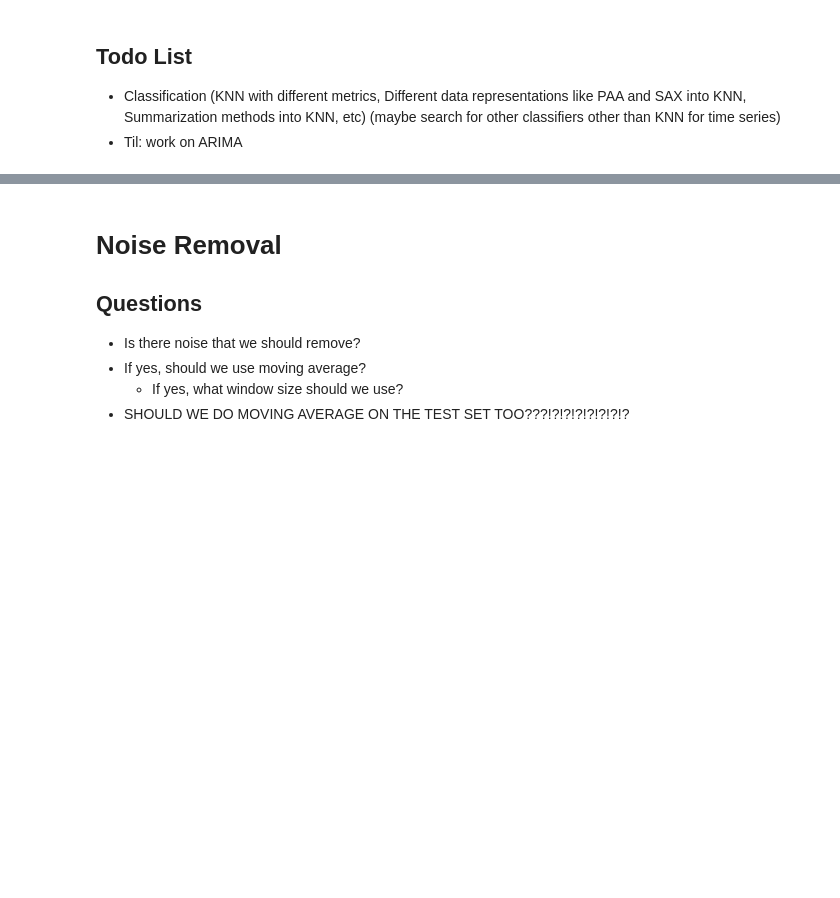
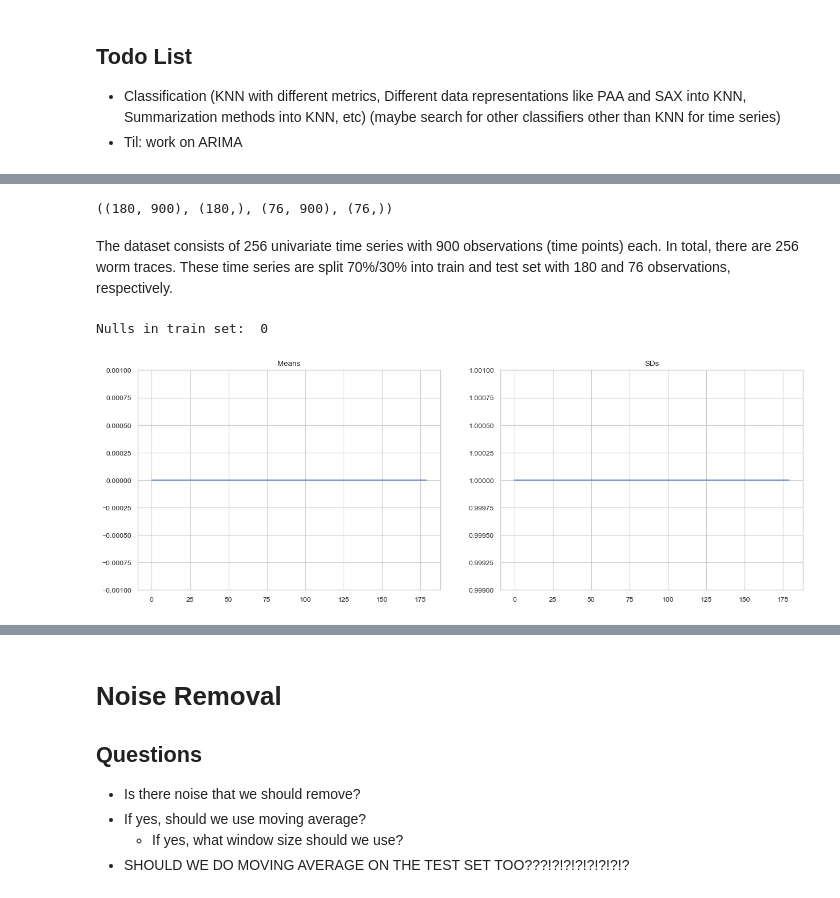
Before and after one commit to eduardotanqueiro/Project2-AAA, a Jupyter notebook: src/AAA2324_P2_62515_62928.ipynb, the cells around one changed output, grey strips where cells are left out. Saved outputs shown, nothing was run; the diff lists cells and outputs as text; code cells hidden in the pictures; blank space fills up the shorter version.

```diff
--- a/src/AAA2324_P2_62515_62928.ipynb
+++ b/src/AAA2324_P2_62515_62928.ipynb
@@ -32,0 +38,4 @@ from tslearn.clustering import silhouette_score
+# %%
+# general parameters
+sns.set(style='whitegrid', palette='muted', context='paper')
+random_state = 42
@@ -33,8 +61,9 @@ from tslearn.clustering import silhouette_score
 # %%
+# read data, split into X and y
 df_train = pd.read_csv("../worms_trainset.csv")
 y_train = df_train.iloc[:,0]
-df_train.drop(columns=[ df_train.columns[0] ], inplace=True)
+X_train = df_train.drop(columns=[ df_train.columns[0] ])
 
 df_test = pd.read_csv("../worms_testset.csv")
 y_test = df_test.iloc[:,0]
-df_test.drop(columns=[ df_test.columns[0] ], inplace=True)
+X_test = df_test.drop(columns=[ df_test.columns[0] ])
@@ -68,0 +86,32 @@ NaN Count: 0
+# %%
+# check shapes
+X_train.shape, y_train.shape, X_test.shape, y_test.shape
+# %% [output]
+((180, 900), (180,), (76, 900), (76,))
+# %% [markdown]
+The dataset consists of 256 univariate time series with 900 observations (time points) each.
+In total, there are 256 worm traces. These time series are split 70%/30% into train and test set with 180 and 76 observations, respectively.
+# %%
+# check for nulls
+print("Nulls in train set: ", df_train.isnull().sum().sum())
+# %% [output]
+Nulls in train set:  0
+# %%
+# normalize data if necessary
+# calculate mean and std for each time series
+means = X_train.mean(axis=1)
+sds = X_train.std(axis=1)
+
+# plot means and stds
+plt.figure(figsize=(15,5))
+plt.subplot(1,2,1)
+plt.plot(means)
+plt.title("Means")
+plt.ylim(-0.001, 0.001)
+plt.subplot(1,2,2)
+plt.plot(sds)
+plt.title("SDs")
+plt.ylim(0.999, 1.001)
+plt.show()
+# %% [output]
+[figure, added]
```
Also changed, not shown: parts of 36 cells of this notebook.
